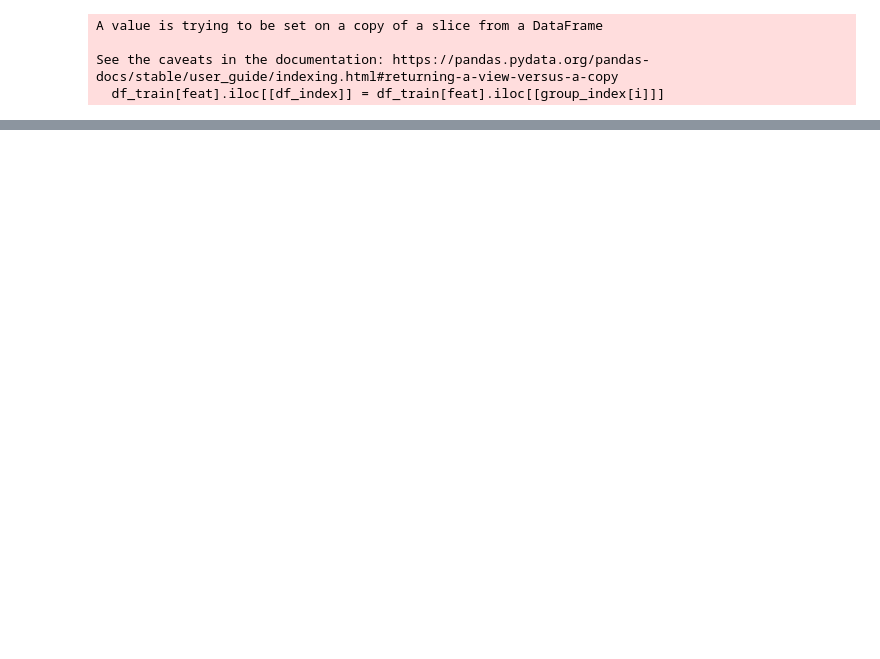
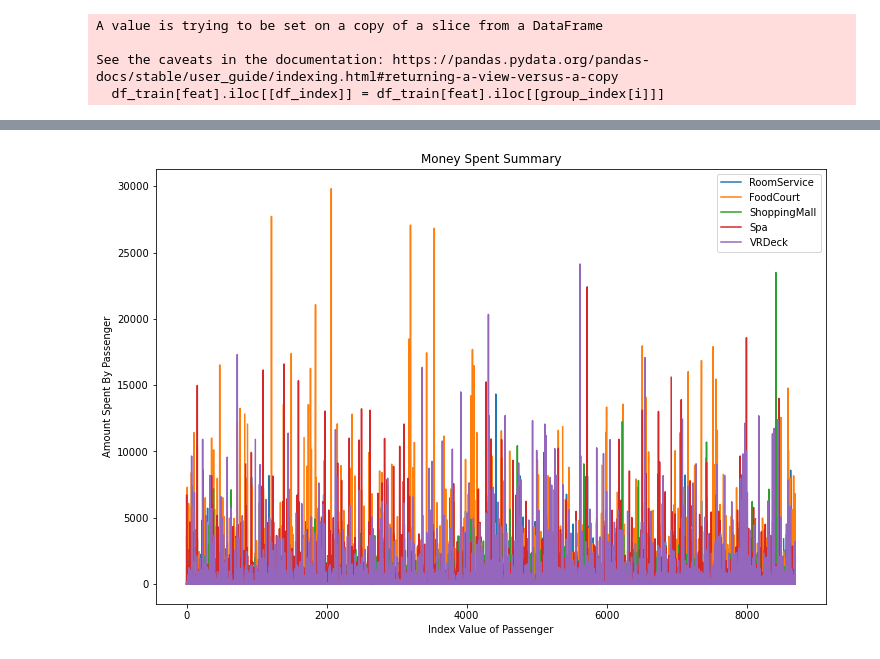
Before and after one commit to lynnmench/Spaceship_Titanic_Kaggle, a Jupyter notebook: Data_Clean_Analyze_SpaceshipTitanic.ipynb, the cells around one changed output, grey strips where cells are left out. Drawn from its saved outputs; the diff is of its cells as text; code cells hidden in the pictures; blank space fills up the shorter version.

```diff
--- a/Data_Clean_Analyze_SpaceshipTitanic.ipynb
+++ b/Data_Clean_Analyze_SpaceshipTitanic.ipynb
@@ -114,0 +136,15 @@ dtype: int64
+# %%
+#Did Cryo Sleepers have an awake group member
+
+df_new = df_train.groupby('ID_Group').agg(
+    Fam_Count = ('ID_Group','count'),
+    Cryo_Count = ('CryoSleep', lambda x: str(x).count('True')))
+df_new['Awake_In_Fam'] = df_new['Fam_Count'] - df_new['Cryo_Count']
+df_new.head(10)
+all_cryo = df_new[(df_new['Cryo_Count']!=0)&(df_new['Awake_In_Fam']==0)]
+print(all_cryo.head(7))
+cryo_fam_list = all_cryo.index.tolist()
+#print(cryo_fam)
+df_train['Cryo_Fam'] = df_train['ID_Group'].apply(lambda x: 1 if x in cryo_fam_list else 0)
+df_train[['PassengerId','Cryo_Fam']].iloc[35:45]
+#No some families were all in Cryo Sleep
@@ -396,16 +627,18 @@ df_train.columns
 # %%
 #Plotting raw spending columns
 #Removing all rows passengers are in Cryo Sleep
-df_spend = df_train[df_train['CryoSleep']==False]
+df_awake = df_train[df_train['CryoSleep']==False]
 spend_locations = ['RoomService', 'FoodCourt', 'ShoppingMall', 'Spa', 'VRDeck']
 
 plt.figure(figsize=(12,8))
 for location in spend_locations:
-    plt.plot(list(df_spend.index.values),
-             df_spend[location],
+    plt.plot(list(df_awake.index.values),
+             df_awake[location],
              label=location)
 plt.legend()
 plt.title('Money Spent Summary')
 plt.xlabel('Index Value of Passenger')
 plt.ylabel('Amount Spent By Passenger')
 plt.show()
+# %% [output]
+[figure, added]
```
Also changed, not shown: parts of 63 cells of this notebook, 3 other files.
